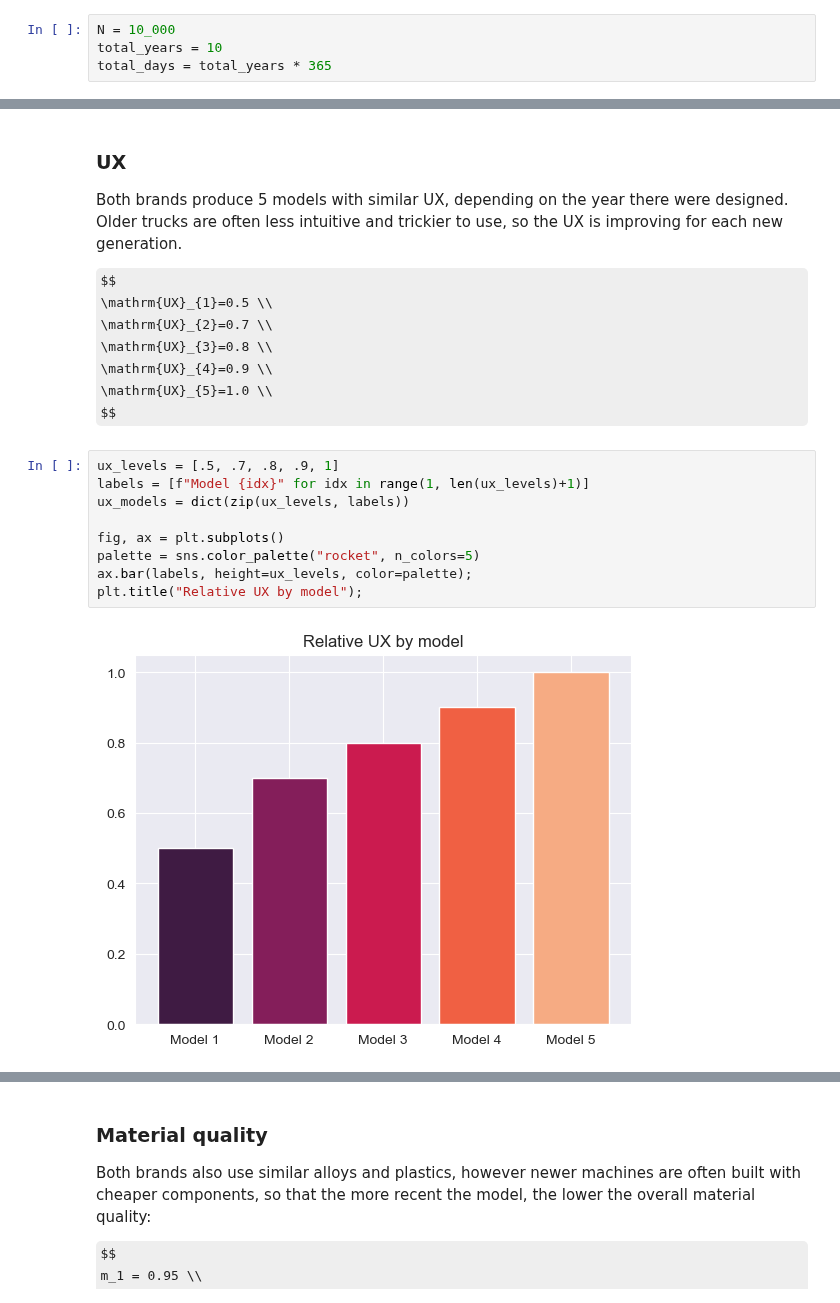
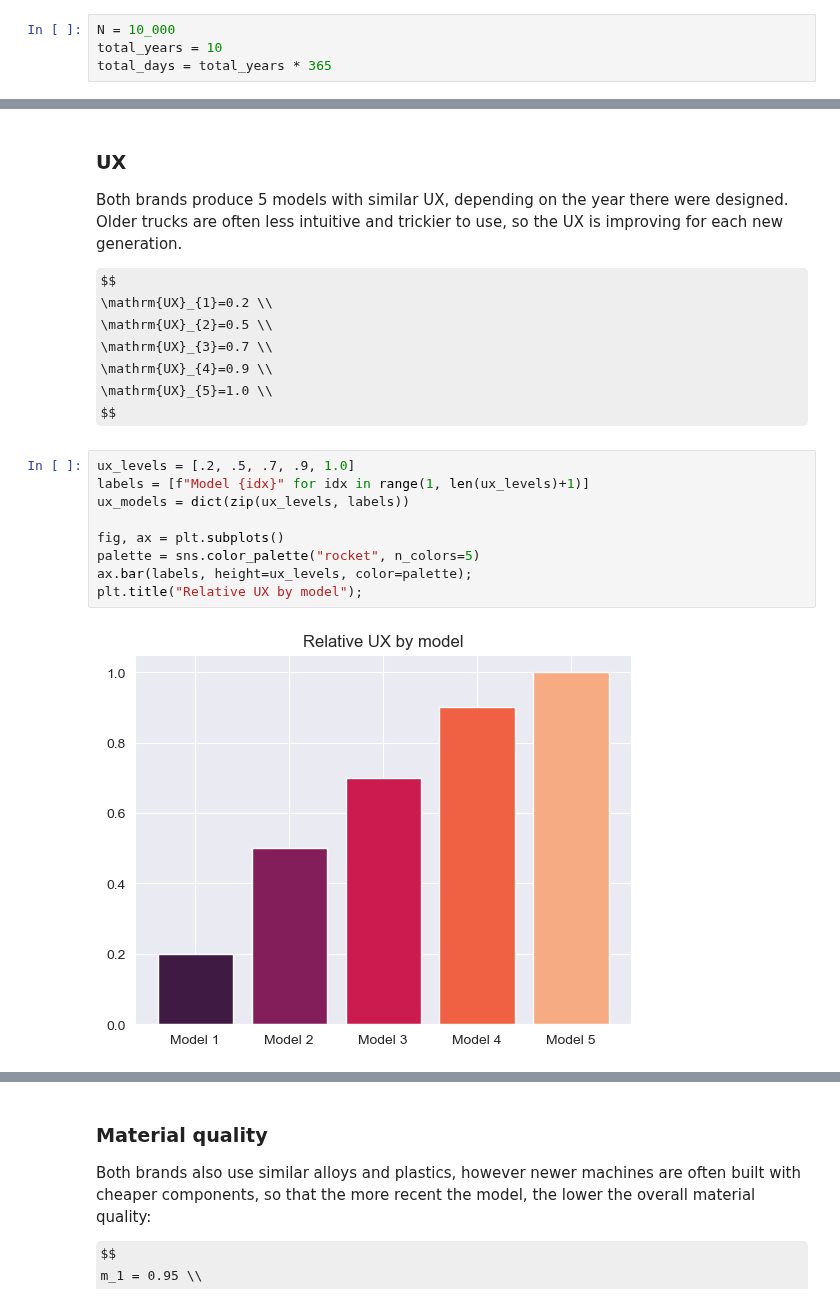
Before and after one commit to soda-inria/survival-analysis-benchmark, a Jupyter notebook: notebooks/truck_dataset.ipynb, the cells around one changed output, grey strips where cells are left out. Drawn from its saved outputs; the diff is of its cells as text; some formulas as TeX source.

```diff
--- a/notebooks/truck_dataset.ipynb
+++ b/notebooks/truck_dataset.ipynb
@@ -110,23 +112,23 @@ df.head()
 Both brands produce 5 models with similar UX, depending on the year there were designed. Older trucks are often less intuitive and trickier to use, so the UX is improving for each new generation.
 
 $$
-\mathrm{UX}_{1}=0.5 \\
-\mathrm{UX}_{2}=0.7 \\
-\mathrm{UX}_{3}=0.8 \\
+\mathrm{UX}_{1}=0.2 \\
+\mathrm{UX}_{2}=0.5 \\
+\mathrm{UX}_{3}=0.7 \\
 \mathrm{UX}_{4}=0.9 \\
 \mathrm{UX}_{5}=1.0 \\
 $$
 # %%
-ux_levels = [.5, .7, .8, .9, 1]
+ux_levels = [.2, .5, .7, .9, 1.0]
 labels = [f"Model {idx}" for idx in range(1, len(ux_levels)+1)]
 ux_models = dict(zip(ux_levels, labels))
 
 fig, ax = plt.subplots()
 palette = sns.color_palette("rocket", n_colors=5)
 ax.bar(labels, height=ux_levels, color=palette);
 plt.title("Relative UX by model");
 # %% [output]
-[figure, old version]
+[figure, new version]
 # %%
 ux = rng.choice(ux_levels, size=N)
 df["model_id"] = pd.Series(ux).map(ux_models)
```
Also changed, not shown: parts of 49 cells of this notebook, 1 other file.
